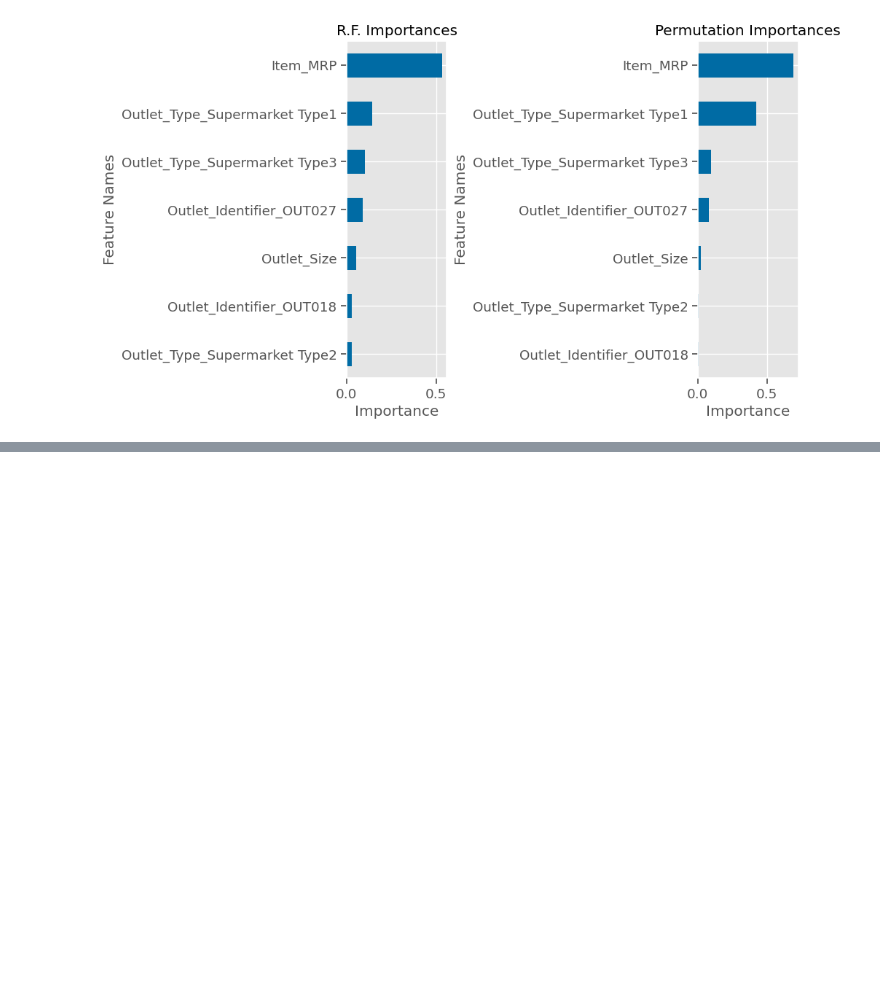
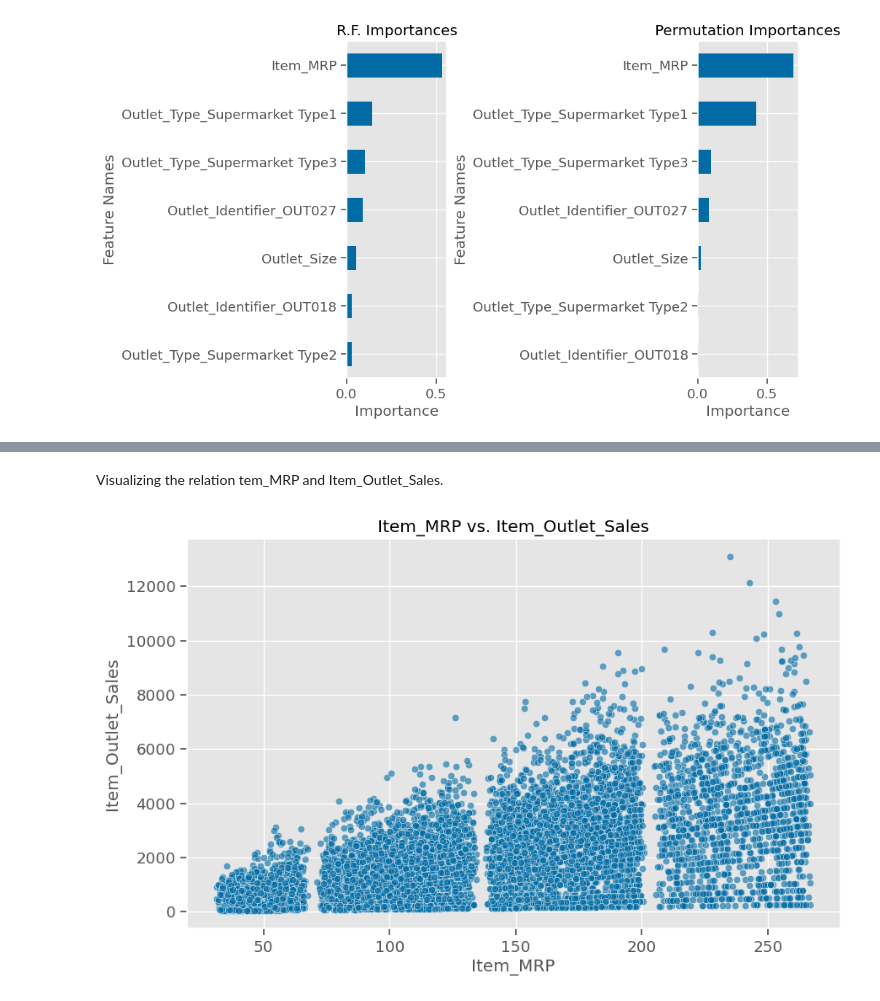
Before and after one commit to Khalil-Salama/Prediction-of-Product-Sales, a Jupyter notebook: Prediction_of_Product_Sales.ipynb, the cells around one changed output, grey strips where cells are left out. Drawn from its saved outputs; the diff is of its cells as text; code cells hidden in the pictures; blank space fills up the shorter version.

```diff
--- a/Prediction_of_Product_Sales.ipynb
+++ b/Prediction_of_Product_Sales.ipynb
@@ -2558,0 +2613,14 @@ axes[1].set(title='Permutation Importances');
+# %% [markdown]
+Visualizing the relation tem_MRP and Item_Outlet_Sales.
+# %%
+import seaborn as sns
+import matplotlib.pyplot as plt
+
+plt.figure(figsize=(10, 6))
+sns.scatterplot(data=df, x='Item_MRP', y='Item_Outlet_Sales', alpha=0.6)
+plt.title('Item_MRP vs. Item_Outlet_Sales')
+plt.xlabel('Item_MRP')
+plt.ylabel('Item_Outlet_Sales')
+plt.show()
+# %% [output]
+[figure, added]
```
Also changed, not shown: parts of 11 cells of this notebook.
